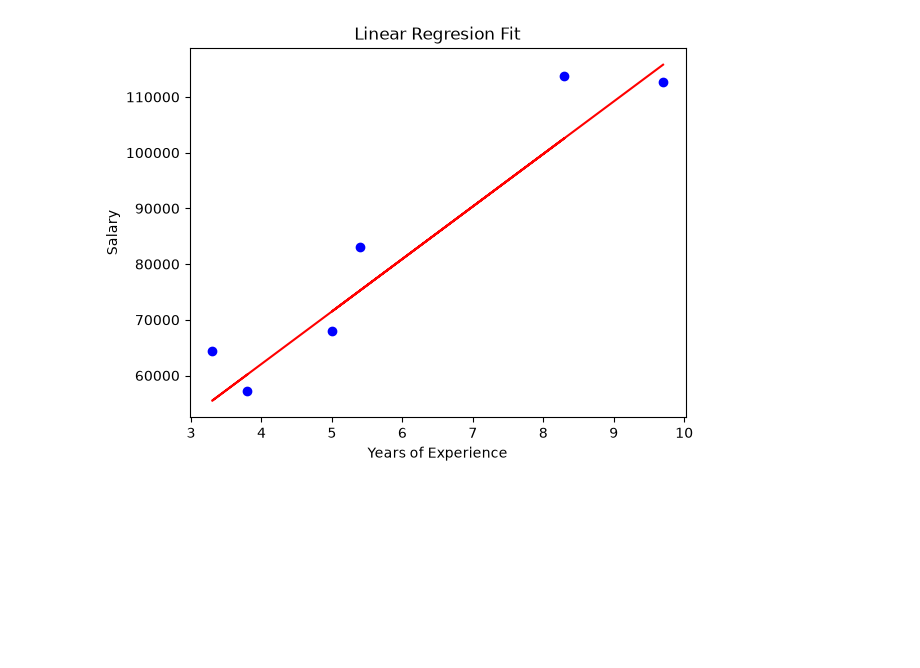
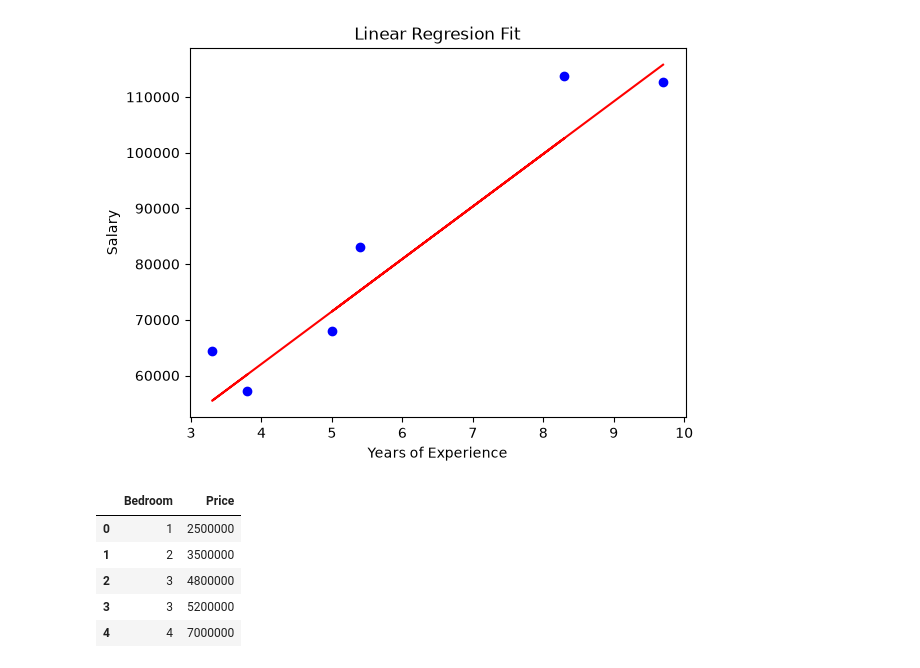
Before and after one commit to WillardDev/Machine_Learning_Foundation, a Jupyter notebook: Linear_Regression.ipynb, the cells around one changed output. Cells and saved outputs as stored; diff of their text form; code cells hidden in the pictures; blank space fills up the shorter version.

Commit message:
Add polynomial regression data setup and visualization

```diff
--- a/Linear_Regression.ipynb
+++ b/Linear_Regression.ipynb
@@ -71,0 +74,17 @@ Text(0.5, 1.0, 'Linear Regresion Fit')
+# %%
+data = {
+    "Bedroom": [1, 2, 3, 3, 4, 4, 5, 5, 6, 6, 7, 8],
+    "Price":   [2500000, 3500000, 4800000, 5200000,
+                7000000, 7600000, 10000000, 11500000,
+                15000000, 17000000, 22000000, 30000000]
+}
+df = pd.DataFrame(data)
+# %%
+df.head()
+# %% [output]
+|  | Bedroom | Price |
+| 0 | 1 | 2500000 |
+| 1 | 2 | 3500000 |
+| 2 | 3 | 4800000 |
+| 3 | 3 | 5200000 |
+| 4 | 4 | 7000000 |
```
Also changed, not shown: parts of 1 cell of this notebook.
